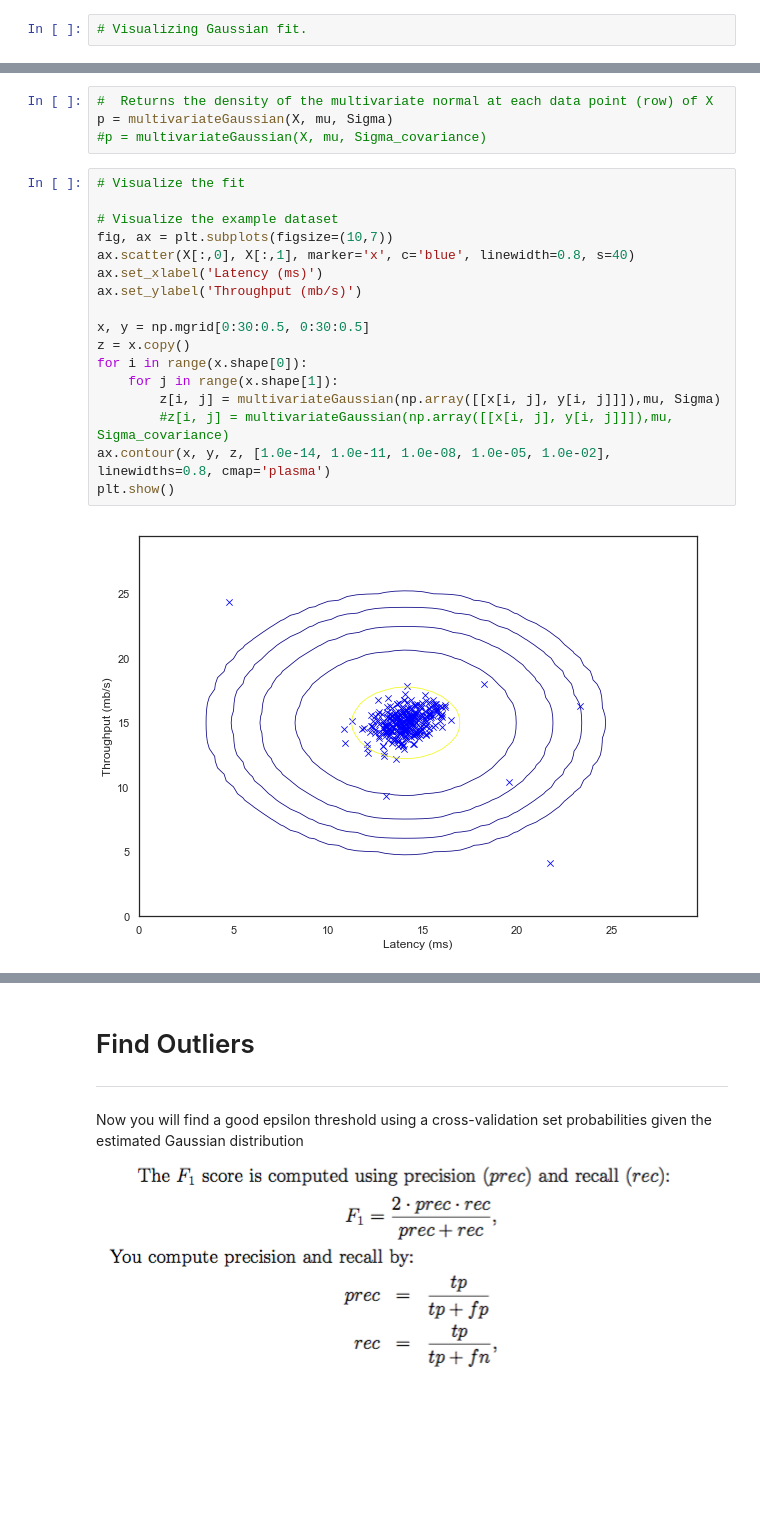
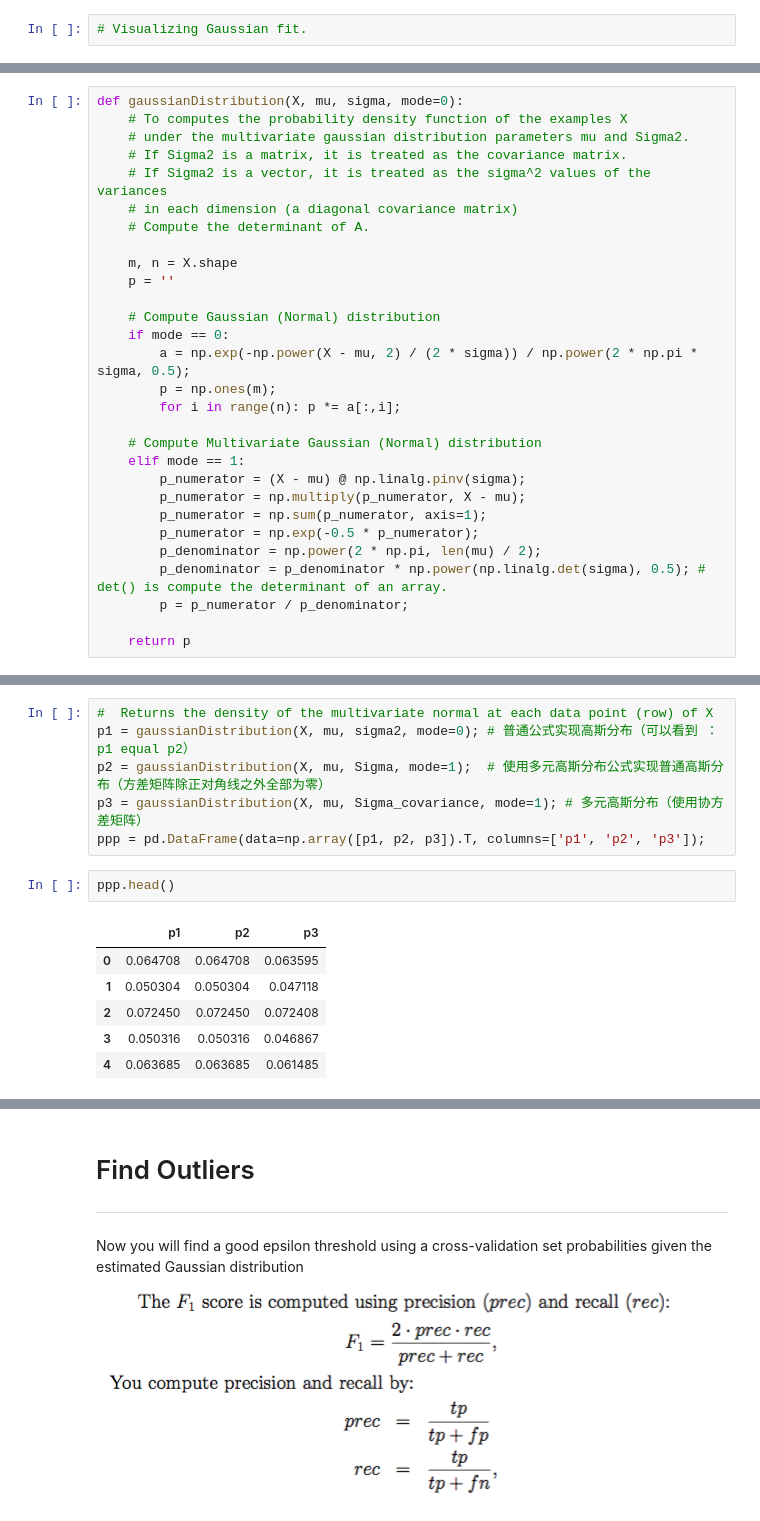
Before and after one commit to ezxiake/machine_learning_related, a Jupyter notebook: ex8-Anomaly Detection and Recommendation/Anomaly detection.ipynb, the cells around one changed output, grey strips where cells are left out. Cells and saved outputs as stored; diff of their text form; blank space fills up the shorter version.

```diff
--- a/ex8-Anomaly Detection and Recommendation/Anomaly detection.ipynb
+++ b/ex8-Anomaly Detection and Recommendation/Anomaly detection.ipynb
@@ -128,4 +78,33 @@ def estimateGaussian(X):
     return mu, sigma2, Sigma, Sigma_covariance
+# %%
+def gaussianDistribution(X, mu, sigma, mode=0):
+    # To computes the probability density function of the examples X
+    # under the multivariate gaussian distribution parameters mu and Sigma2.
+    # If Sigma2 is a matrix, it is treated as the covariance matrix.
+    # If Sigma2 is a vector, it is treated as the sigma^2 values of the variances
+    # in each dimension (a diagonal covariance matrix)
+    # Compute the determinant of A.
+
+    m, n = X.shape
+    p = ''
+
+    # Compute Gaussian (Normal) distribution
+    if mode == 0:
+        a = np.exp(-np.power(X - mu, 2) / (2 * sigma)) / np.power(2 * np.pi * sigma, 0.5);
+        p = np.ones(m);
+        for i in range(n): p *= a[:,i];
+
+    # Compute Multivariate Gaussian (Normal) distribution
+    elif mode == 1:
+        p_numerator = (X - mu) @ np.linalg.pinv(sigma);
+        p_numerator = np.multiply(p_numerator, X - mu);
+        p_numerator = np.sum(p_numerator, axis=1);
+        p_numerator = np.exp(-0.5 * p_numerator);
+        p_denominator = np.power(2 * np.pi, len(mu) / 2);
+        p_denominator = p_denominator * np.power(np.linalg.det(sigma), 0.5); # det() is compute the determinant of an array.
+        p = p_numerator / p_denominator;
+
+    return p
 # %%
 # Estimate my and sigma2
 # mu = [14.11222578, 14.99771051]
@@ -165,23 +128,15 @@ def multivariateGaussian(X, mu, sigma):
 # %%
 #  Returns the density of the multivariate normal at each data point (row) of X
-p = multivariateGaussian(X, mu, Sigma)
-#p = multivariateGaussian(X, mu, Sigma_covariance)
+p1 = gaussianDistribution(X, mu, sigma2, mode=0); # 普通公式实现高斯分布（可以看到 ：p1 equal p2）
+p2 = gaussianDistribution(X, mu, Sigma, mode=1);  # 使用多元高斯分布公式实现普通高斯分布（方差矩阵除正对角线之外全部为零）
+p3 = gaussianDistribution(X, mu, Sigma_covariance, mode=1); # 多元高斯分布（使用协方差矩阵）
+ppp = pd.DataFrame(data=np.array([p1, p2, p3]).T, columns=['p1', 'p2', 'p3']);
-# %%
-# Visualize the fit
-
-# Visualize the example dataset
-fig, ax = plt.subplots(figsize=(10,7))
-ax.scatter(X[:,0], X[:,1], marker='x', c='blue', linewidth=0.8, s=40)
-ax.set_xlabel('Latency (ms)')
-ax.set_ylabel('Throughput (mb/s)')
-
-x, y = np.mgrid[0:30:0.5, 0:30:0.5]
-z = x.copy()
-for i in range(x.shape[0]):
-    for j in range(x.shape[1]):
-        z[i, j] = multivariateGaussian(np.array([[x[i, j], y[i, j]]]),mu, Sigma)
-        #z[i, j] = multivariateGaussian(np.array([[x[i, j], y[i, j]]]),mu, Sigma_covariance)
-ax.contour(x, y, z, [1.0e-14, 1.0e-11, 1.0e-08, 1.0e-05, 1.0e-02], linewidths=0.8, cmap='plasma')
-plt.show()
-# %% [output]
-[figure, removed]
+# %%
+ppp.head()
+# %% [output]
+|  | p1 | p2 | p3 |
+| 0 | 0.064708 | 0.064708 | 0.063595 |
+| 1 | 0.050304 | 0.050304 | 0.047118 |
+| 2 | 0.072450 | 0.072450 | 0.072408 |
+| 3 | 0.050316 | 0.050316 | 0.046867 |
+| 4 | 0.063685 | 0.063685 | 0.061485 |
```
Also changed, not shown: parts of 9 cells of this notebook.
